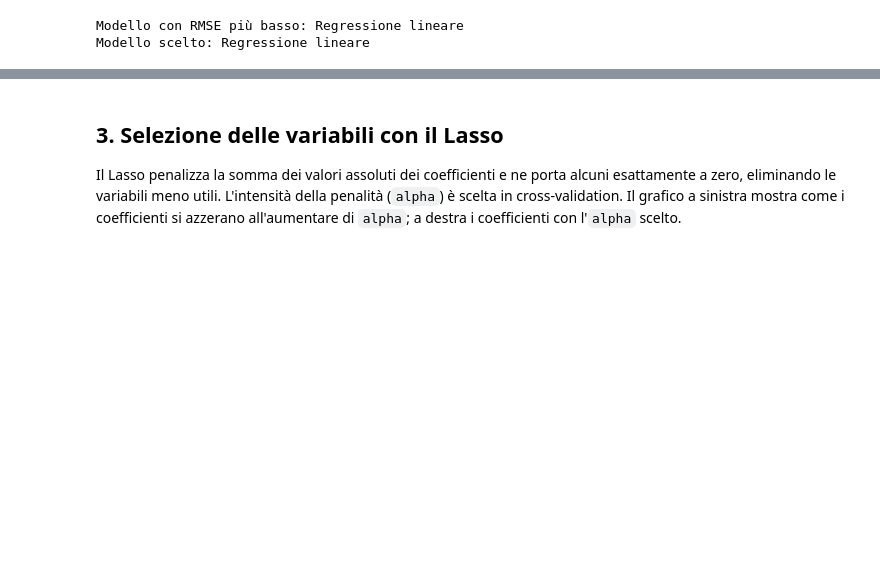
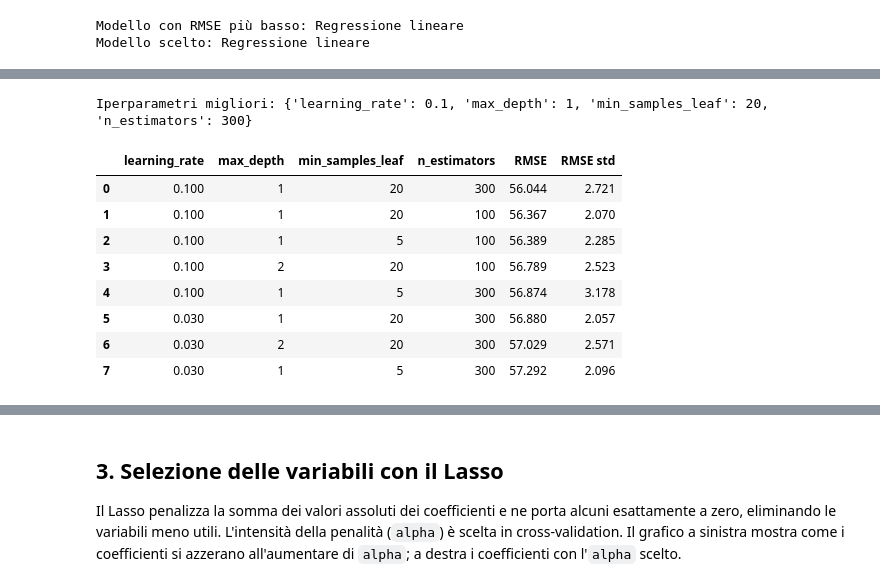
Before and after one commit to grian100/machine-learning, a Jupyter notebook: notebooks/risultati.ipynb, the cells around one changed output, grey strips where cells are left out. Saved outputs shown, nothing was run; the diff lists cells and outputs as text; code cells hidden in the pictures; blank space fills up the shorter version.

```diff
--- a/notebooks/risultati.ipynb
+++ b/notebooks/risultati.ipynb
@@ -181,0 +196,16 @@ Modello scelto: Regressione lineare
+# %%
+tuned = clone(models[TUNED_GB]).fit(X_train, y_train)
+grid = grid_search_table(tuned)
+print(f"Iperparametri migliori: {tuned.named_steps['model'].best_params_}")
+grid.head(8)
+# %% [output]
+Iperparametri migliori: {'learning_rate': 0.1, 'max_depth': 1, 'min_samples_leaf': 20, 'n_estimators': 300}
+|  | learning_rate | max_depth | min_samples_leaf | n_estimators | RMSE | RMSE std |
+| 0 | 0.100 | 1 | 20 | 300 | 56.044 | 2.721 |
+| 1 | 0.100 | 1 | 20 | 100 | 56.367 | 2.070 |
+| 2 | 0.100 | 1 | 5 | 100 | 56.389 | 2.285 |
+| 3 | 0.100 | 2 | 20 | 100 | 56.789 | 2.523 |
+| 4 | 0.100 | 1 | 5 | 300 | 56.874 | 3.178 |
+| 5 | 0.030 | 1 | 20 | 300 | 56.880 | 2.057 |
+| 6 | 0.030 | 2 | 20 | 300 | 57.029 | 2.571 |
+| 7 | 0.030 | 1 | 5 | 300 | 57.292 | 2.096 |
```
Also changed, not shown: parts of 11 cells of this notebook, 5 other files.
